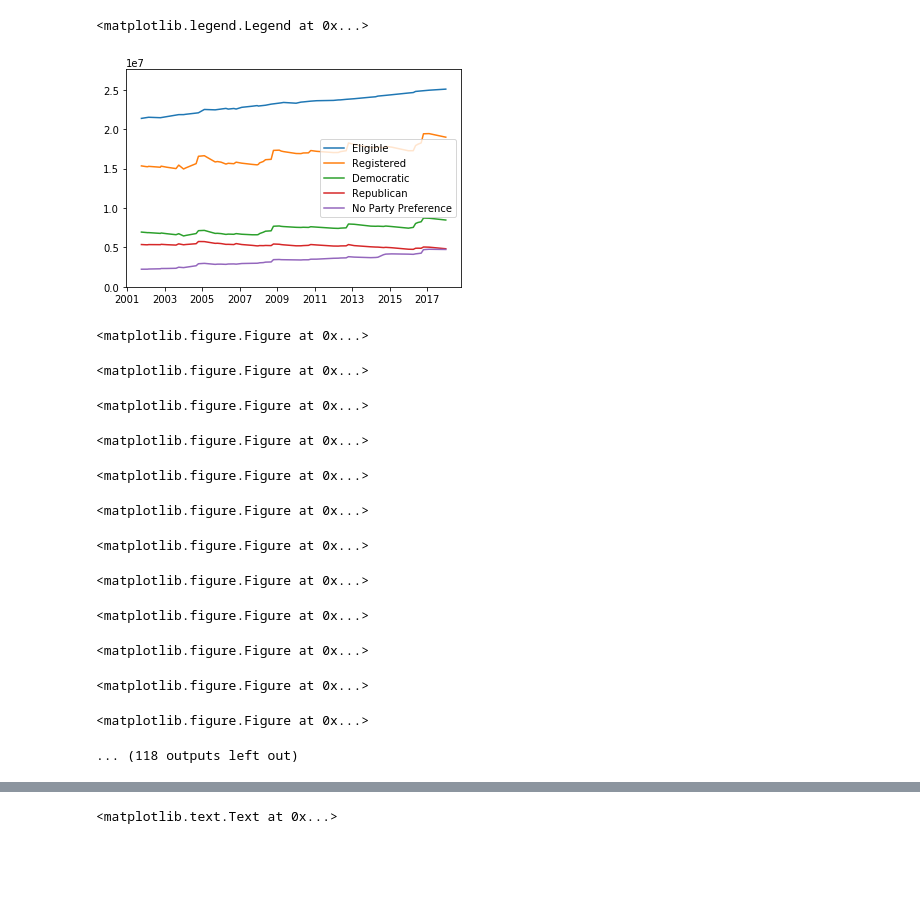
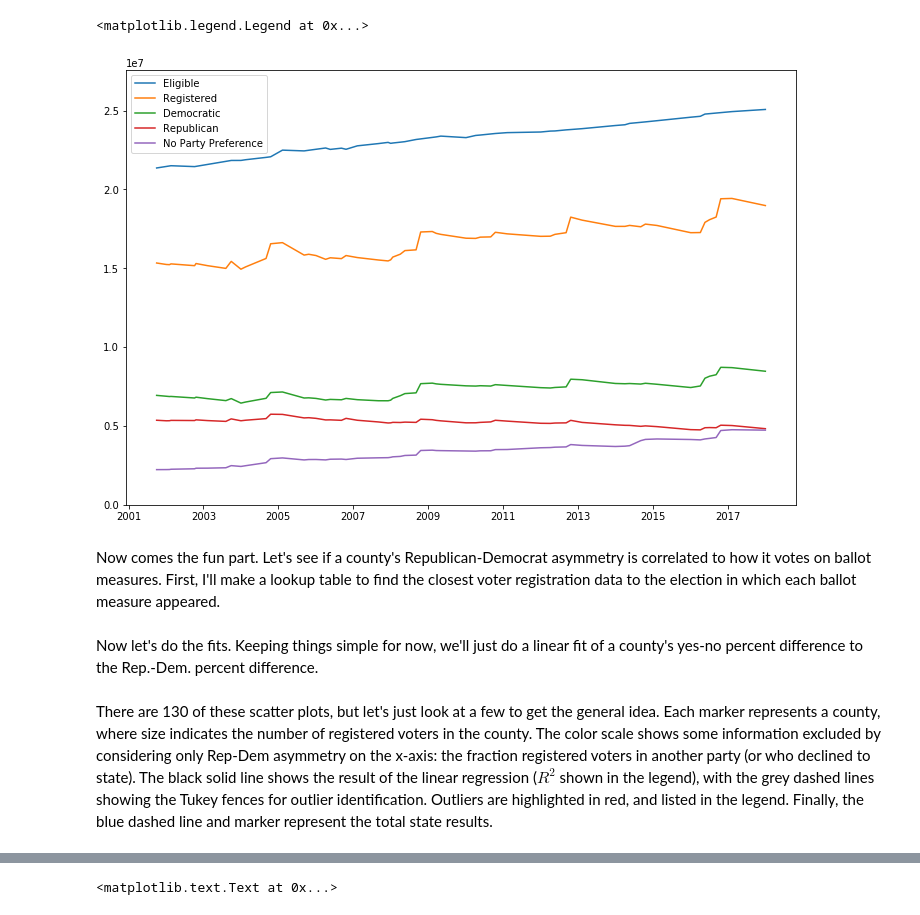
Before and after one commit to cnehrkorn/CaliVoting, a Jupyter notebook: explore_CA_statewide_measures.ipynb, the cells around one changed output, grey strips where cells are left out. Cells and saved outputs as stored; diff of their text form; code cells hidden in the pictures; blank space fills up the shorter version.

```diff
--- a/explore_CA_statewide_measures.ipynb
+++ b/explore_CA_statewide_measures.ipynb
@@ -52,30 +56,33 @@ df_prop_meta = load_prop_metadata()
 # %%
 idx = pd.IndexSlice
 county = 'State Total'
 elg_vs_time = df_reg.loc[idx[county,'Count'],idx[:,'Eligible']]
 reg_vs_time = df_reg.loc[idx[county,'Count'],idx[:,'Total Registered']]
 dem_vs_time = df_reg.loc[idx[county,'Count'],idx[:,'Democratic']]
 rep_vs_time = df_reg.loc[idx[county,'Count'],idx[:,'Republican']]
 grn_vs_time = df_reg.loc[idx[county,'Count'],idx[:,'Green']]
 npp_vs_time = df_reg.loc[idx[county,'Count'],idx[:,'No Party Preference']]
 x = elg_vs_time.index.get_level_values('Date')
 y = elg_vs_time.values
+plt.figure(figsize=(12,8))
 plt.plot(x,y,label='Eligible')
 y = reg_vs_time.values
 plt.plot(x,y,label='Registered')
 y = dem_vs_time.values
 plt.plot(x,y,label='Democratic')
 y = rep_vs_time.values
 plt.plot(x,y,label='Republican')
 # y = grn_vs_time.values
 # plt.plot(x,y,label='Green')
 y = npp_vs_time.values
 plt.plot(x,y,label='No Party Preference')
 plt.ylim(0,1.1*max(elg_vs_time.values))
 plt.legend()
 # %% [output]
 <matplotlib.legend.Legend at 0x...>
-[figure, old version]
+[figure, new version]
+# %% [markdown]
+Now comes the fun part. Let's see if a county's Republican-Democrat asymmetry is correlated to how it votes on ballot measures. First, I'll make a lookup table to find the closest voter registration data to the election in which each ballot measure appeared.
 # %%
 # date lookup table
 df_prop_meta['nearest_reg_date']= np.nan # initialize column
@@ -99,4 +100,12 @@ df_prop_meta['num_outliers'] = np.nan
+# %% [markdown]
+Now let's do the fits. Keeping things simple for now, we'll just do a linear fit of a county's yes-no percent difference to the Rep.-Dem. percent difference.
 # %%
+idx = pd.IndexSlice
+df_prop_meta['R2'] = np.nan
+df_prop_meta['std'] = np.nan
+df_prop_meta['outliers'] = np.nan
+df_prop_meta['num_outliers'] = np.nan
+
 for ii in range(len(df_prop_meta)):
     #if ii != 125: continue
     meta_row = df_prop_meta.iloc[ii]
@@ -183,20 +192,8 @@ for ii in range(len(df_prop_meta)):
 
 df_prop.sort_index(axis=1,level=[0,1,2],inplace=True)
 df_prop_meta.sort_index(axis=1,level=1,inplace=True)
-# %% [output]
-<matplotlib.figure.Figure at 0x...>
-<matplotlib.figure.Figure at 0x...>
-<matplotlib.figure.Figure at 0x...>
-<matplotlib.figure.Figure at 0x...>
-<matplotlib.figure.Figure at 0x...>
-<matplotlib.figure.Figure at 0x...>
-<matplotlib.figure.Figure at 0x...>
-<matplotlib.figure.Figure at 0x...>
-<matplotlib.figure.Figure at 0x...>
-<matplotlib.figure.Figure at 0x...>
-<matplotlib.figure.Figure at 0x...>
-<matplotlib.figure.Figure at 0x...>
-... (118 outputs left out)
+# %% [markdown]
+There are 130 of these scatter plots, but let's just look at a few to get the general idea. Each marker represents a county, where size indicates the number of registered voters in the county. The color scale shows some information excluded by considering only Rep-Dem asymmetry on the x-axis: the fraction registered voters in another party (or who declined to state). The black solid line shows the result of the linear regression ($R^2$ shown in the legend), with the grey dashed lines showing the Tukey fences for outlier identification. Outliers are highlighted in red, and listed in the legend. Finally, the blue dashed line and marker represent the total state results.
 # %% [markdown]
 ![caption](plots/2016-Proposition_63.png)
 # %% [markdown]
```
Also changed, not shown: parts of 16 cells of this notebook, 3 other files.
